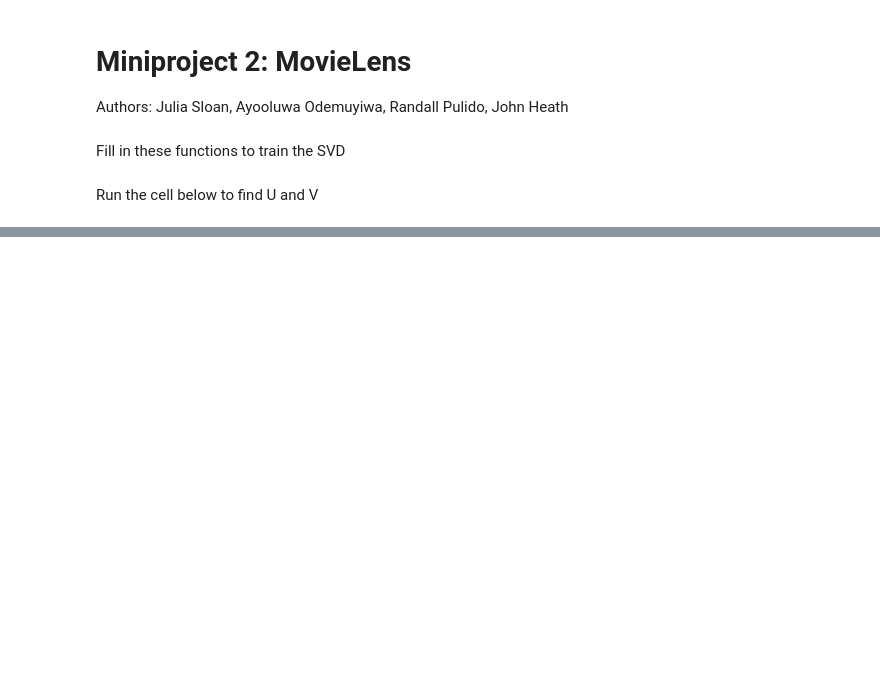
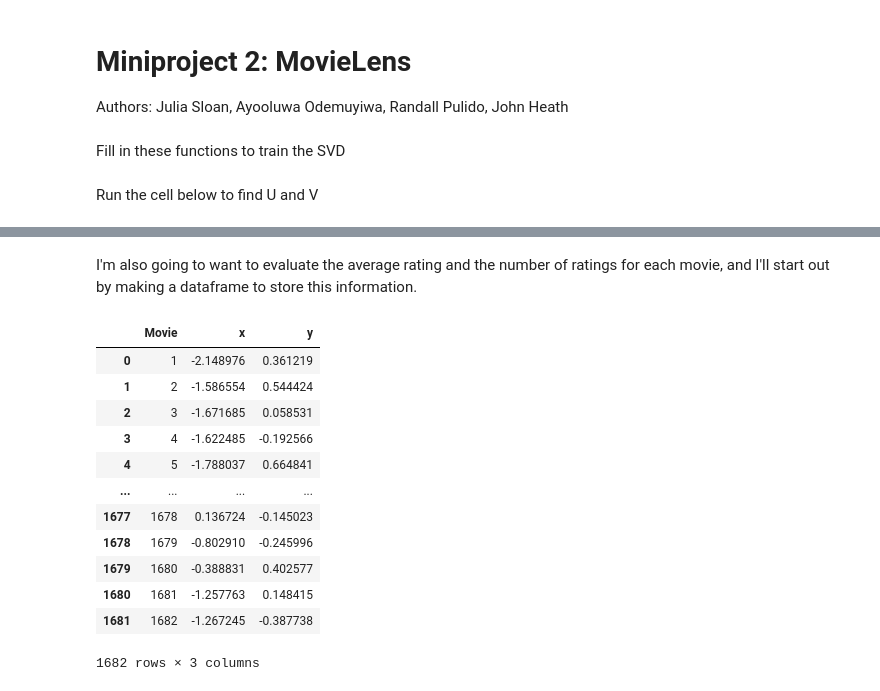
Before and after one commit to heathjohn62/CS155-Fake-Deep, a Jupyter notebook: project2/get_UV.ipynb, the cells around one changed output, grey strips where cells are left out. Cells and saved outputs as stored; diff of their text form; code cells hidden in the pictures; blank space fills up the shorter version.

```diff
--- a/project2/get_UV.ipynb
+++ b/project2/get_UV.ipynb
@@ -120,14 +125,16 @@ print("Factorizing with ", M, " users, ", N, " movies.")
 # Use k=20 as specified in project specs
 K = 20
 
-reg = 0.0
+reg = 0.10
 eta = 0.03 # learning rate
 E_in = []
 E_out = []
 
 # Use to compute Ein and Eout
-U,V, err = train_model(M, N, K, eta, reg, Y_train)
+U_T,V_T, err = train_model(M, N, K, eta, reg, Y_train)
 E_in = err
 E_out = get_err(U, V, Y_test)
+print("E_in: %.3f"%E_in)
+print("E_out: %.3f"%E_out)
 # %% [output]
 Factorizing with  943  users,  1682  movies.
@@ -133,0 +183,26 @@ Factorizing with  943  users,  1682  movies.
+# %% [markdown]
+I'm also going to want to evaluate the average rating and the number of ratings for each movie, and I'll start out by making a dataframe to store this information.
+# %%
+N = 1682
+M = 943
+users = list(range(1, M + 1))
+movies = list(range(1, N + 1))
+
+movie_df = pd.DataFrame(movies, columns = ["Movie"])
+movie_df["x"] = v_tilde[0, :]
+movie_df["y"] = v_tilde[1, :]
+movie_df
+# %% [output]
+|  | Movie | x | y |
+| 0 | 1 | -2.148976 | 0.361219 |
+| 1 | 2 | -1.586554 | 0.544424 |
+| 2 | 3 | -1.671685 | 0.058531 |
+| 3 | 4 | -1.622485 | -0.192566 |
+| 4 | 5 | -1.788037 | 0.664841 |
+| ... | ... | ... | ... |
+| 1677 | 1678 | 0.136724 | -0.145023 |
+| 1678 | 1679 | -0.802910 | -0.245996 |
+| 1679 | 1680 | -0.388831 | 0.402577 |
+| 1680 | 1681 | -1.257763 | 0.148415 |
+| 1681 | 1682 | -1.267245 | -0.387738 |
+1682 rows × 3 columns
```
Also changed, not shown: parts of 17 cells of this notebook, 1 other file.
